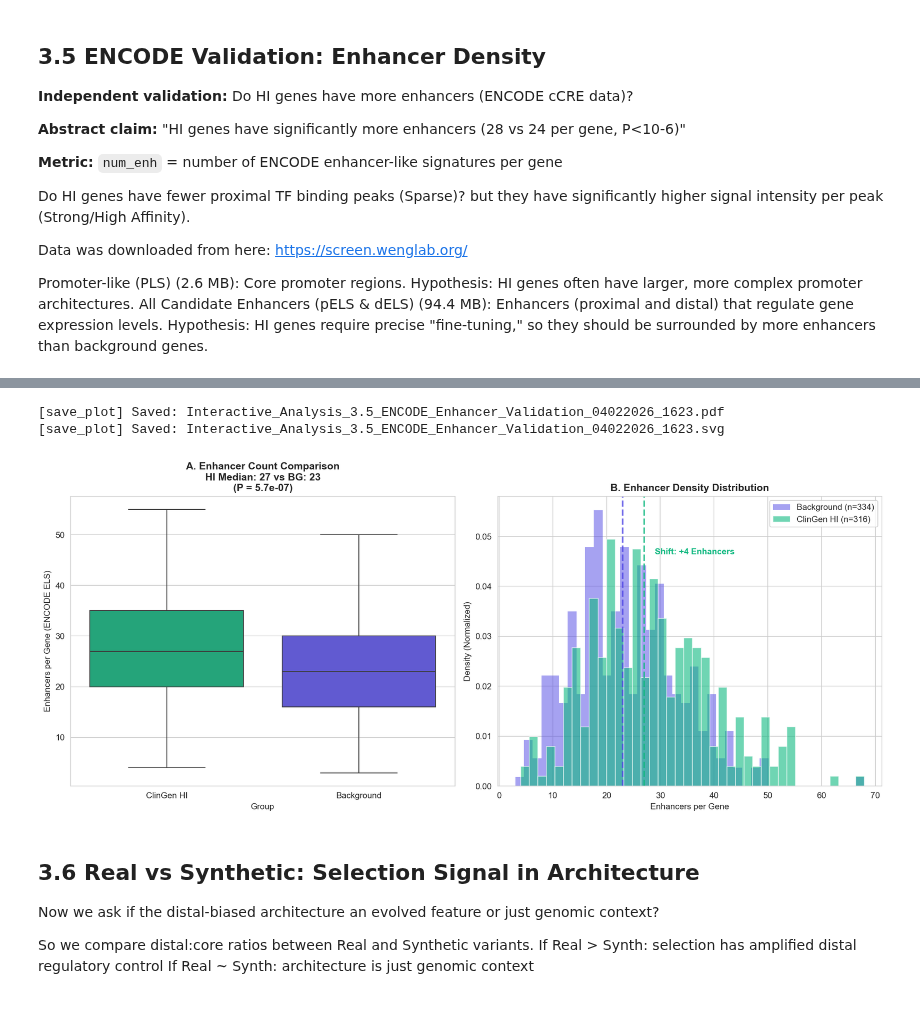
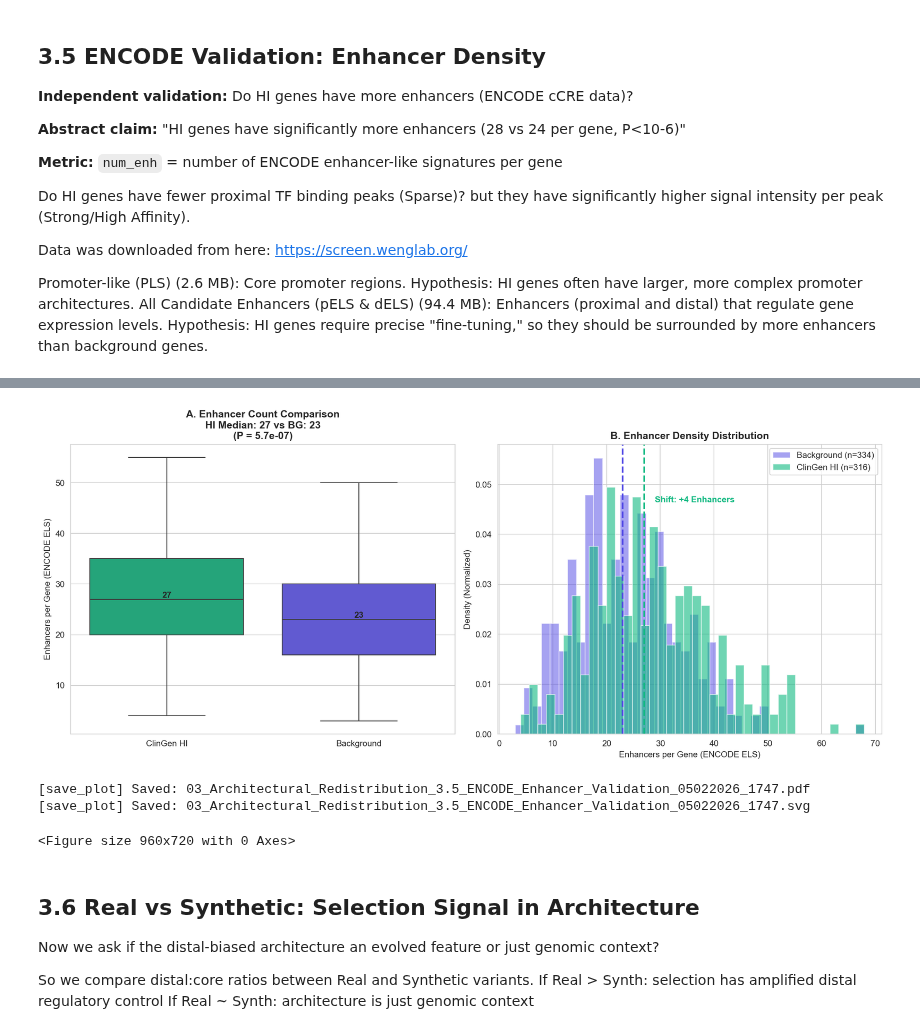
Before and after one commit to markus-marandi/in-silico-vg-analysis, a Jupyter notebook: 04_ESHG_abstract/03_architecture_distributions.ipynb, the cells around one changed output, grey strips where cells are left out. Saved outputs shown, nothing was run; the diff lists cells and outputs as text; code cells hidden in the pictures.

```diff
--- a/04_ESHG_abstract/03_architecture_distributions.ipynb
+++ b/04_ESHG_abstract/03_architecture_distributions.ipynb
@@ -656,57 +666,48 @@ HI genes have significantly denser enhancer networks (P=5.7e-07)
 # %%
-subset_els = final_df.filter(pl.col("type") == "ELS").to_pandas()
-
-hi_enh = subset_els[subset_els['source'] == 'clingen']['count'].values
-bg_enh = subset_els[subset_els['source'] == 'background']['count'].values
+subset_els = final_df.filter(pl.col("type") == "ELS")
+hi_enh = subset_els.filter(pl.col("source") == "clingen")['count'].to_numpy()
+bg_enh = subset_els.filter(pl.col("source") == "background")['count'].to_numpy()
 
 stat, pval_enh = stats.mannwhitneyu(hi_enh, bg_enh, alternative='greater')
-
-NOTEBOOK_NAME = "Interactive_Analysis"
-
 
 with autosave('3.5_ENCODE_Enhancer_Validation', notebook=NOTEBOOK_NAME):
     fig, axes = plt.subplots(1, 2, figsize=(14, 6))
 
     ax = axes[0]
-    plot_data = pd.DataFrame({
-        'Enhancers': np.concatenate([hi_enh, bg_enh]),
-        'Group': ['ClinGen HI'] * len(hi_enh) + ['Background'] * len(bg_enh)
-    })
+    data = [hi_enh, bg_enh]
+    sns.boxplot(data=data, ax=ax, palette=[SOURCE_PALETTE['clingen'], SOURCE_PALETTE['background']], showfliers=False)
 
-    sns.boxplot(data=plot_data, x='Group', y='Enhancers', ax=ax,
-                palette=[SOURCE_PALETTE['clingen'], SOURCE_PALETTE['background']],
-                hue='Group', legend=False, showfliers=False)
-
+    ax.set_xticks([0, 1])
+    ax.set_xticklabels(['ClinGen HI', 'Background'])
     ax.set_ylabel('Enhancers per Gene (ENCODE ELS)')
     ax.set_title(f'A. Enhancer Count Comparison\nHI Median: {np.median(hi_enh):.0f} vs BG: {np.median(bg_enh):.0f}\n(P = {pval_enh:.1e})', fontweight='bold')
 
+    for i, d in enumerate(data):
+        ax.text(i, np.median(d), f'{np.median(d):.0f}', ha='center', va='bottom', fontweight='bold')
+
     ax = axes[1]
+    ax.hist(bg_enh, bins=40, density=True, alpha=0.5, color=SOURCE_PALETTE['background'], label=f'Background (n={len(bg_enh)})')
+    ax.hist(hi_enh, bins=40, density=True, alpha=0.6, color=SOURCE_PALETTE['clingen'], label=f'ClinGen HI (n={len(hi_enh)})', edgecolor='white')
 
-    ax.hist(bg_enh, bins=40, alpha=0.5, density=True,
-            color=SOURCE_PALETTE['background'],
-            label=f'Background (n={len(bg_enh)})', edgecolor='none')
+    ax.axvline(np.median(bg_enh), color=SOURCE_PALETTE['background'], linestyle='--', lw=2)
+    ax.axvline(np.median(hi_enh), color=SOURCE_PALETTE['clingen'], linestyle='--', lw=2)
 
-    ax.hist(hi_enh, bins=40, alpha=0.6, density=True,
-            color=SOURCE_PALETTE['clingen'],
-            label=f'ClinGen HI (n={len(hi_enh)})', edgecolor='white')
-
-    ax.axvline(np.median(bg_enh), color=SOURCE_PALETTE['background'], linestyle='--', linewidth=2, alpha=0.8)
-    ax.axvline(np.median(hi_enh), color=SOURCE_PALETTE['clingen'], linestyle='--', linewidth=2, alpha=0.8)
-
-    ax.text(np.median(hi_enh) + 2, ax.get_ylim()[1]*0.8,
+    ax.text(np.median(hi_enh) + 2, ax.get_ylim()[1] * 0.8,
             f'Shift: +{np.median(hi_enh) - np.median(bg_enh):.0f} Enhancers',
             color=SOURCE_PALETTE['clingen'], fontweight='bold')
 
-    ax.set_xlabel('Enhancers per Gene')
+    ax.set_xlabel('Enhancers per Gene (ENCODE ELS)')
     ax.set_ylabel('Density (Normalized)')
     ax.set_title('B. Enhancer Density Distribution', fontweight='bold')
     ax.legend(loc='upper right')
 
     plt.tight_layout()
+    plt.show()
 # %% [output]
+[figure, new version]
-[save_plot] Saved: Interactive_Analysis_3.5_ENCODE_Enhancer_Validation_04022026_1623.pdf
-[save_plot] Saved: Interactive_Analysis_3.5_ENCODE_Enhancer_Validation_04022026_1623.svg
+[save_plot] Saved: 03_Architectural_Redistribution_3.5_ENCODE_Enhancer_Validation_05022026_1747.pdf
+[save_plot] Saved: 03_Architectural_Redistribution_3.5_ENCODE_Enhancer_Validation_05022026_1747.svg
-[figure, old version]
+<Figure size 960x720 with 0 Axes>
 # %% [markdown]
 
 ## 3.6 Real vs Synthetic: Selection Signal in Architecture
```
Also changed, not shown: parts of 20 cells of this notebook, 4 other files.
